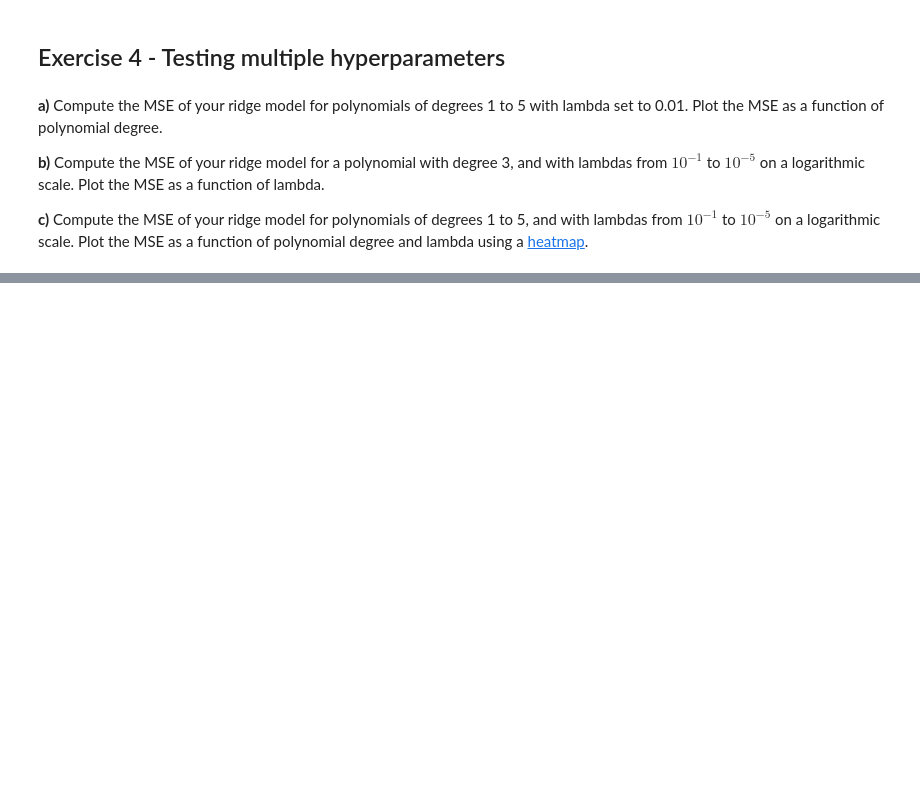
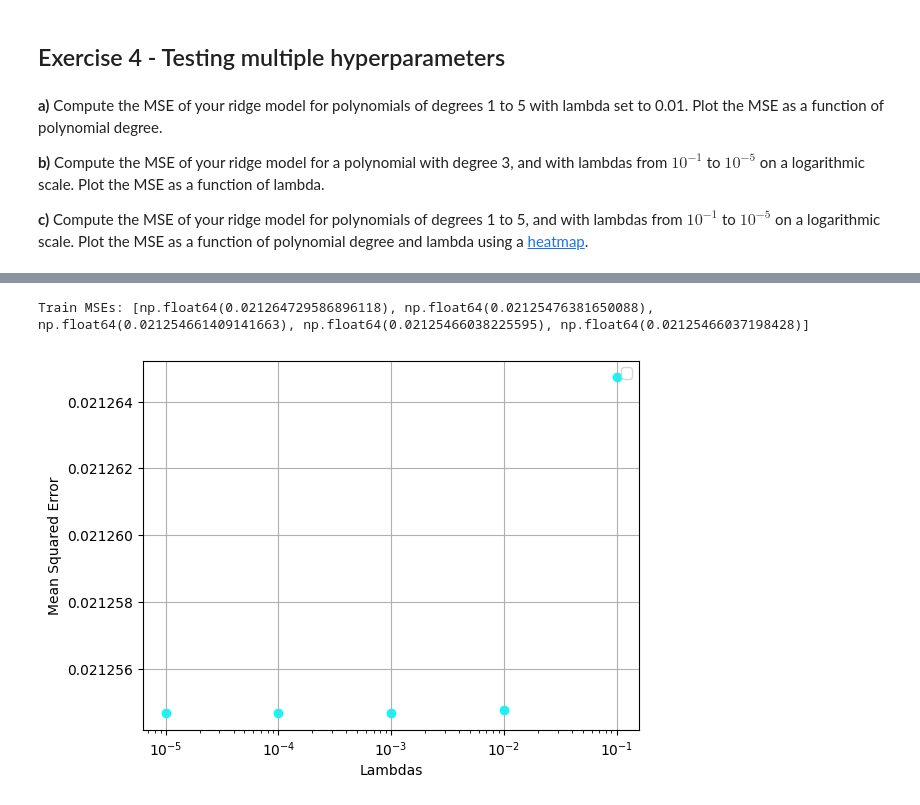
Before and after one commit to ViktorNanotech/FYS-STK, a Jupyter notebook: JupytherWeek36.ipynb, the cells around one changed output, grey strips where cells are left out. Saved outputs shown, nothing was run; the diff lists cells and outputs as text; code cells hidden in the pictures; blank space fills up the shorter version.

```diff
--- a/JupytherWeek36.ipynb
+++ b/JupytherWeek36.ipynb
@@ -201,0 +246,48 @@ plt.show()
+# %%
+
+#b)
+lambdas = [10**-1, 10**-2, 10**-3, 10**-4, 10**-5]
+train_mses = []
+test_mses = []
+lambda_reg = 0.01
+p= 3
+y_offset = np.mean(y_train)  # Center y_train
+
+for i in lambdas:
+    X_train_poly = polynomial_features(x_train, p, intercept=False)
+    X_test_poly = polynomial_features(x_test, p, intercept=False)
+
+    X_train_poly_s = scaler.fit_transform(X_train_poly)
+    X_test_poly_s = scaler.transform(X_test_poly)
+
+    beta = Ridge_parameters(X_train_poly_s, y_train - y_offset, i)
+
+    y_hat_train = X_train_poly_s @ beta + y_offset
+    y_hat_test = X_test_poly_s @ beta + y_offset
+
+    # Compute MSE
+    mse_train = np.mean((y_train - y_hat_train) ** 2)
+    #mse_test = np.mean((y_test - y_hat_test) ** 2)
+
+    train_mses.append(mse_train)
+    #test_mses.append(mse_test)
+
+# Print MSE values
+print("Train MSEs:", train_mses)
+#print("Test MSEs:", test_mses)
+fig = plt.figure()
+ax = fig.add_subplot(1,1,1)
+
+ax.scatter(lambdas,train_mses, color="cyan")
+#ax.scatter(lambdas,test_mses, color= "hotpink")
+
+ax.set_xscale("log")
+
+plt.xlabel('Lambdas')
+plt.ylabel('Mean Squared Error')
+plt.legend()
+plt.grid(True)
+plt.show()
+# %% [output]
+Train MSEs: [np.float64(0.021264729586896118), np.float64(0.02125476381650088), np.float64(0.021254661409141663), np.float64(0.02125466038225595), np.float64(0.02125466037198428)]
+[figure, added]
```
Also changed, not shown: parts of 3 cells of this notebook, 1 other file.
